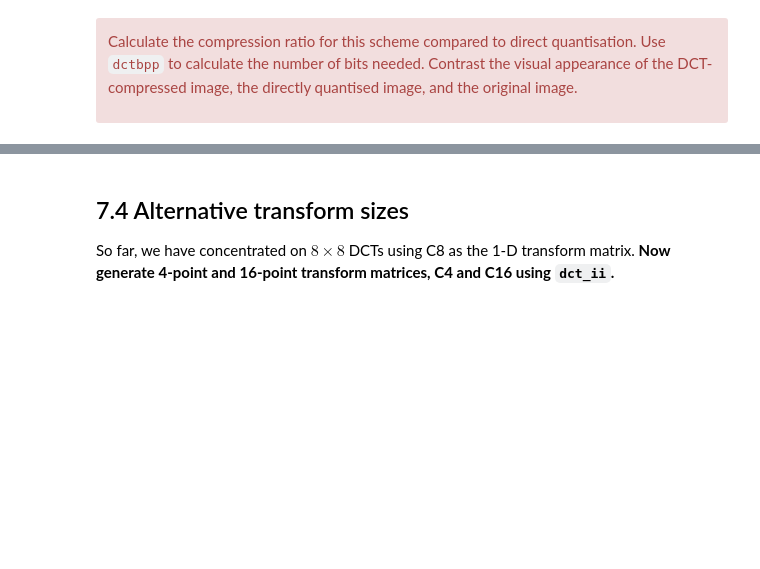
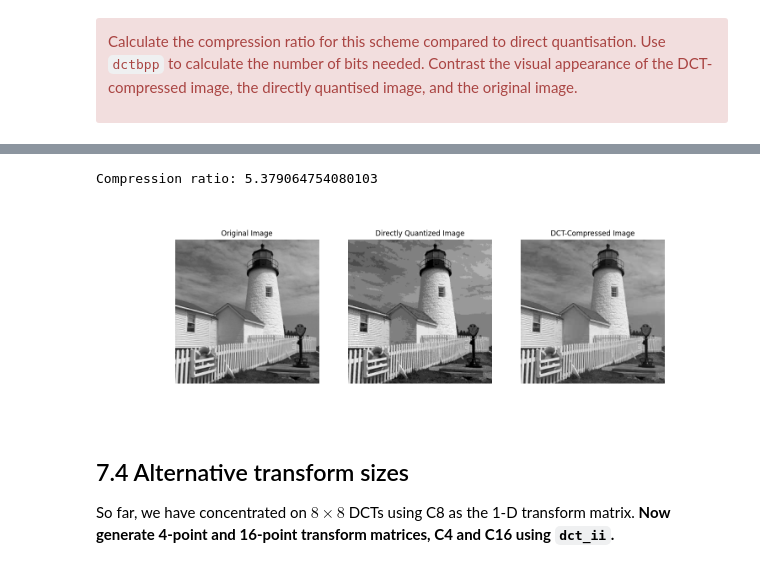
Before and after one commit to Christos-Antonopoulos/cued_sf2_lab, a Jupyter notebook: 7-the-discrete-cosine-transform.ipynb, the cells around one changed output, grey strips where cells are left out. Saved outputs shown, nothing was run; the diff lists cells and outputs as text; code cells hidden in the pictures; blank space fills up the shorter version.

```diff
--- a/7-the-discrete-cosine-transform.ipynb
+++ b/7-the-discrete-cosine-transform.ipynb
@@ -294,18 +294,3 @@ of 17 to give Yq.  Then regroup Yq to form
 sub-images of each coefficient type as before, to give Yr. These sub-images have different probability distributions and we can take advantage of this later in coding them efficiently. Hence we get a better estimate of the number of bits required to code Yq by looking at the entropies of each of the re-grouped sub-images separately.
 
 **Write a function `dctbpp(Yr, N)` to calculate the total number of bits from a re-grouped image Yr, by using `bpp(Ys)` on each sub-image Ys of Yr, then multiplying each result by the number of pixels in the sub-image, and summing to give the total number of bits.**
-# %%
-from cued_sf2_lab.laplacian_pyramid import bpp
-
-def dctbpp(Yr, N):
-
-    H, W = Yr.shape
-    total_bits = 0
-
-    # Iterate through each sub-image and calculate its entropy
-    for i in range(0, H, N):
-        for j in range(0, W, N):
-            sub_image = Yr[i:i+N, j:j+N]
-            total_bits += bpp(sub_image) * (N*N)  # bpp * number of pixels
-
-    return total_bits
@@ -469,3 +486,37 @@ Compression ratio: 2.4447142413251934
+# %%
+# Calculate the number of bits needed using dctbpp function
+bits_needed_dct = dctbpp(Yr, N)
+
+# Calculate the compression ratio
+original_bits = X.shape[0] * X.shape[1] * 8  # assuming 8-bit image
+compression_ratio = original_bits / bits_needed_dct
+print(f'Compression ratio: {compression_ratio}')
+
+# Visualize the images
+fig, axs = plt.subplots(1, 3, figsize=(15, 5))
+
+# Display original image
+axs[0].imshow(X, cmap='gray')
+axs[0].set_title('Original Image')
+
+# Display directly quantized image
+Xq = (X / optimal_step_size).round() * optimal_step_size
+axs[1].imshow(Xq, cmap='gray')
+axs[1].set_title('Directly Quantized Image')
+
+# Display DCT-compressed image
+Z = colxfm(colxfm(Yq.T, C8.T).T, C8.T)
+axs[2].imshow(Z, cmap='gray')
+axs[2].set_title('DCT-Compressed Image')
+
+# Remove axes for all images
+for ax in axs:
+    ax.axis('off')
+
+plt.show()
+# %% [output]
+Compression ratio: 5.379064754080103
+[figure, added]
 # %% [markdown]
 
 ## 7.4 Alternative transform sizes
```
Also changed, not shown: parts of 10 cells of this notebook.
